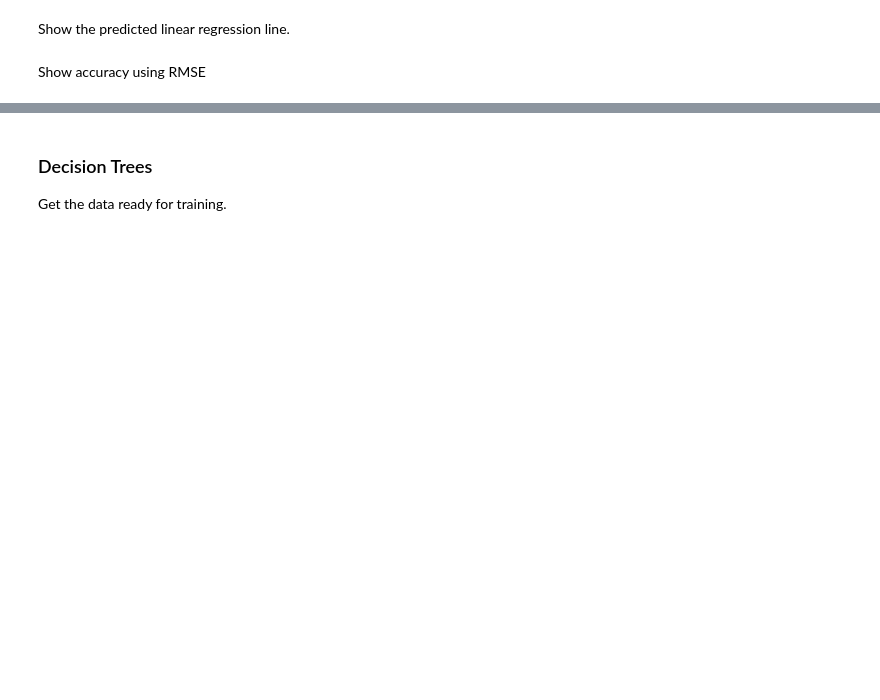
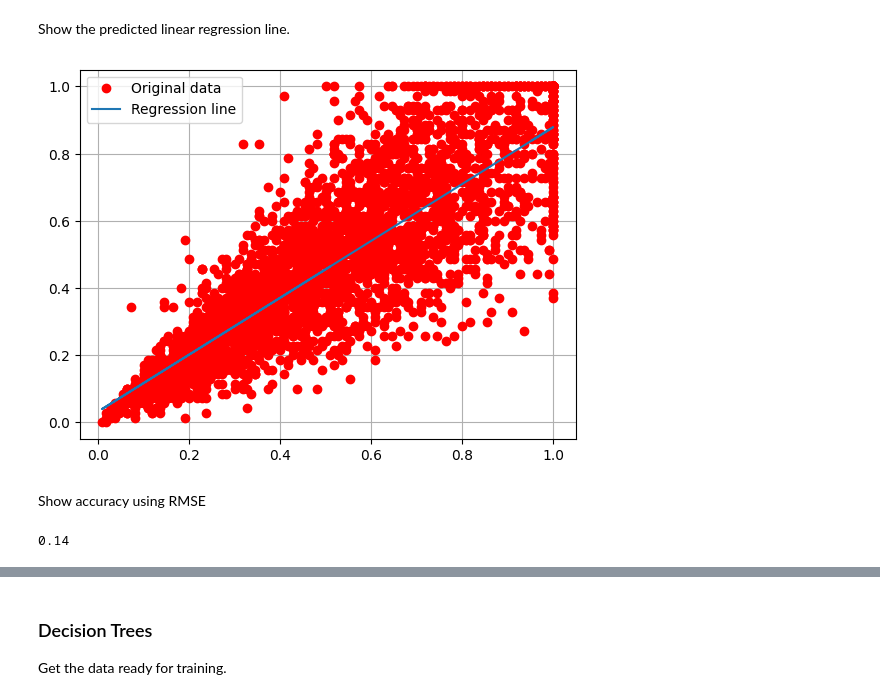
Before and after one commit to ReyObejero/2324-t3-stintsy-s11-g4-machine-project, a Jupyter notebook: STINTSY-S11-MP.ipynb, the cells around one changed output, grey strips where cells are left out. Drawn from its saved outputs; the diff is of its cells as text; code cells hidden in the pictures; blank space fills up the shorter version.

```diff
--- a/STINTSY-S11-MP.ipynb
+++ b/STINTSY-S11-MP.ipynb
@@ -481,10 +558,6 @@ plt.show()
 # %% [markdown]
 Train the model using gradient descent.
 # %%
-# For truncated/cleaned data
-# model = SGDRegressor(eta0=1e-9, max_iter=200, penalty=None, learning_rate='constant', random_state=1, verbose=1)
-
-# For untruncated data
 model = SGDRegressor(eta0=1e-9, max_iter=200, learning_rate='optimal', random_state=1, verbose=1, alpha=0.001)
 
-model.fit(X_sports, y_sports)
+model.fit(X_train, y_train)
@@ -493,16 +586,20 @@ Show the predicted linear regression line.
 # %%
 #Plot the model
 fig, ax = plt.subplots()
-ax.plot(X_sports, y_sports, 'ro', label='Original data')
+ax.plot(X_train, y_train, 'ro', label='Original data')
 
-y_predicted = model.predict(X_sports)
-line, = ax.plot(X_sports, y_predicted, label='Regression line')
+y_predicted = model.predict(X_train)
+line, = ax.plot(X_train, y_predicted, label='Regression line')
 
 ax.legend()
 plt.grid()
 plt.show()
+# %% [output]
+[figure, added]
 # %% [markdown]
 Show accuracy using RMSE
 # %%
-rmse = compute_RMSE(y_sports, y_predicted)
+rmse = compute_RMSE(y_train, y_predicted)
 print('{:.2f}'.format(rmse))
+# %% [output]
+0.14
```
Also changed, not shown: parts of 33 cells of this notebook.
